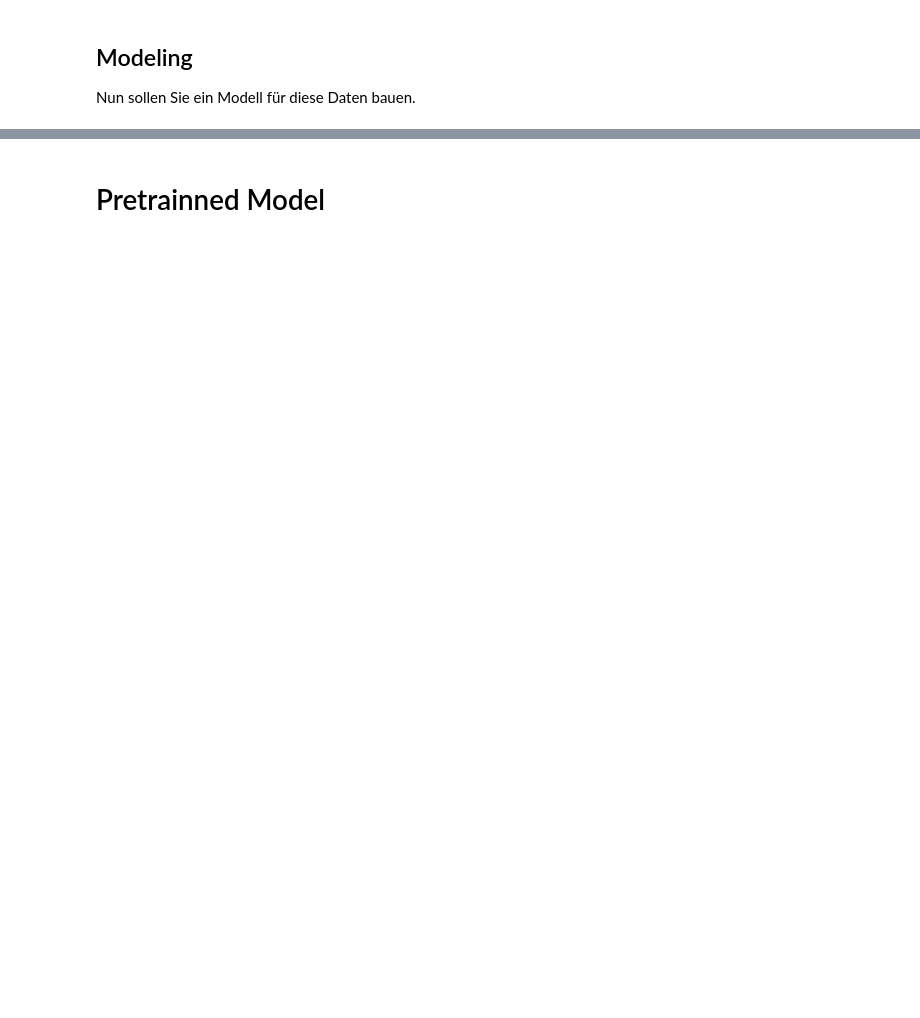
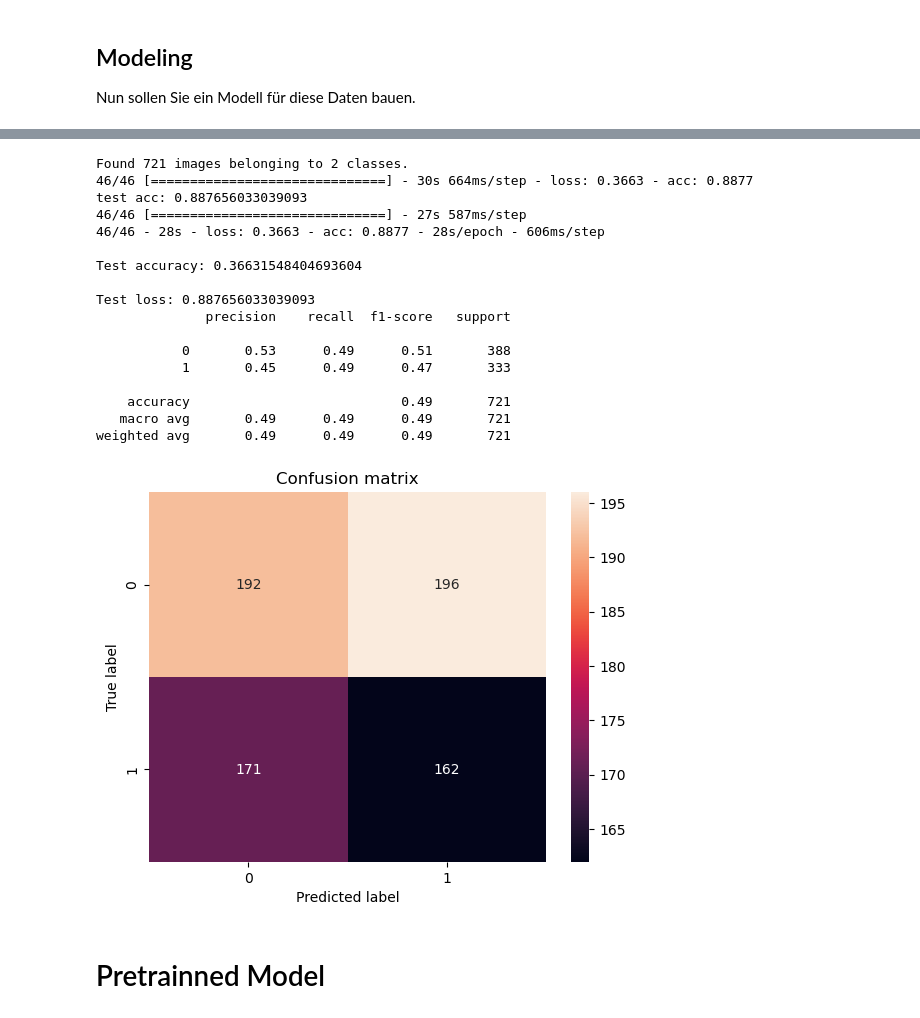
Before and after one commit to t0nychopp3r/swiss_topo, a Jupyter notebook: CNN/swisstopo_cnn.ipynb, the cells around one changed output, grey strips where cells are left out. Cells and saved outputs as stored; diff of their text form; code cells hidden in the pictures; blank space fills up the shorter version.

```diff
--- a/CNN/swisstopo_cnn.ipynb
+++ b/CNN/swisstopo_cnn.ipynb
@@ -265,12 +265,18 @@ Non-trainable params: 256
 _________________________________________________________________
 # %%
-base_model.compile(loss='binary_crossentropy',optimizer=keras.optimizers.RMSprop(learning_rate=1e-3), metrics=['acc'])
 
+
+
+
+# Compile the model with balanced class weights
+base_model.compile(loss='binary_crossentropy', optimizer=keras.optimizers.RMSprop(learning_rate=1e-3), metrics=['acc'])
+
+# Train the model with balanced class weights
 history = base_model.fit(
     train_generator,
-    steps_per_epoch = 25,
-    epochs = 25,
-    validation_data = validation_generator,
-    validation_steps = 25
+    steps_per_epoch=32,
+    epochs=30,
+    validation_data=validation_generator,
+    validation_steps=32
 )
 # %% [output]
@@ -330,6 +330,67 @@ fig.add_trace(go.Scatter(x=np.arange(1, len(val_acc)+1), y=val_acc,
 
 # Save the plot as an HTML file
 pio.write_html(fig, 'base_model.html')
+# %%
+#plot confusion matrix for test data
+from sklearn.metrics import confusion_matrix
+import seaborn as sns
+import matplotlib.pyplot as plt
+
+
+
+test_generator = test_datagen.flow_from_directory(
+    test_dir,
+    target_size = (150,150),
+    batch_size = 16,
+    class_mode = 'binary'
+
+)
+
+test_loss, test_acc = base_model.evaluate(test_generator)
+print('test acc:', test_acc)
+y_pred = base_model.predict(test_generator)
+
+y_pred = np.round(y_pred)
+
+cm = confusion_matrix(test_generator.classes, y_pred)
+cm
+
+test_acc, test_loss = base_model.evaluate(test_generator, verbose=2)
+print('\nTest accuracy:', test_acc)
+print('\nTest loss:', test_loss)
+
+sns.heatmap(cm, annot=True, fmt='g')
+plt.title('Confusion matrix')
+plt.xlabel('Predicted label')
+plt.ylabel('True label')
+
+#save confusion matrix
+plt.savefig('base_model_confusion_matrix.png')
+
+
+#print classification report
+
+from sklearn.metrics import classification_report
+print(classification_report(test_generator.classes, y_pred))
+# %% [output]
+Found 721 images belonging to 2 classes.
+46/46 [==============================] - 30s 664ms/step - loss: 0.3663 - acc: 0.8877
+test acc: 0.887656033039093
+46/46 [==============================] - 27s 587ms/step
+46/46 - 28s - loss: 0.3663 - acc: 0.8877 - 28s/epoch - 606ms/step
+
+Test accuracy: 0.36631548404693604
+
+Test loss: 0.887656033039093
+              precision    recall  f1-score   support
+
+           0       0.53      0.49      0.51       388
+           1       0.45      0.49      0.47       333
+
+    accuracy                           0.49       721
+   macro avg       0.49      0.49      0.49       721
+weighted avg       0.49      0.49      0.49       721
+[figure, added]
 # %% [markdown]
 # Pretrainned Model
 # %%
```
Also changed, not shown: parts of 17 cells of this notebook.
